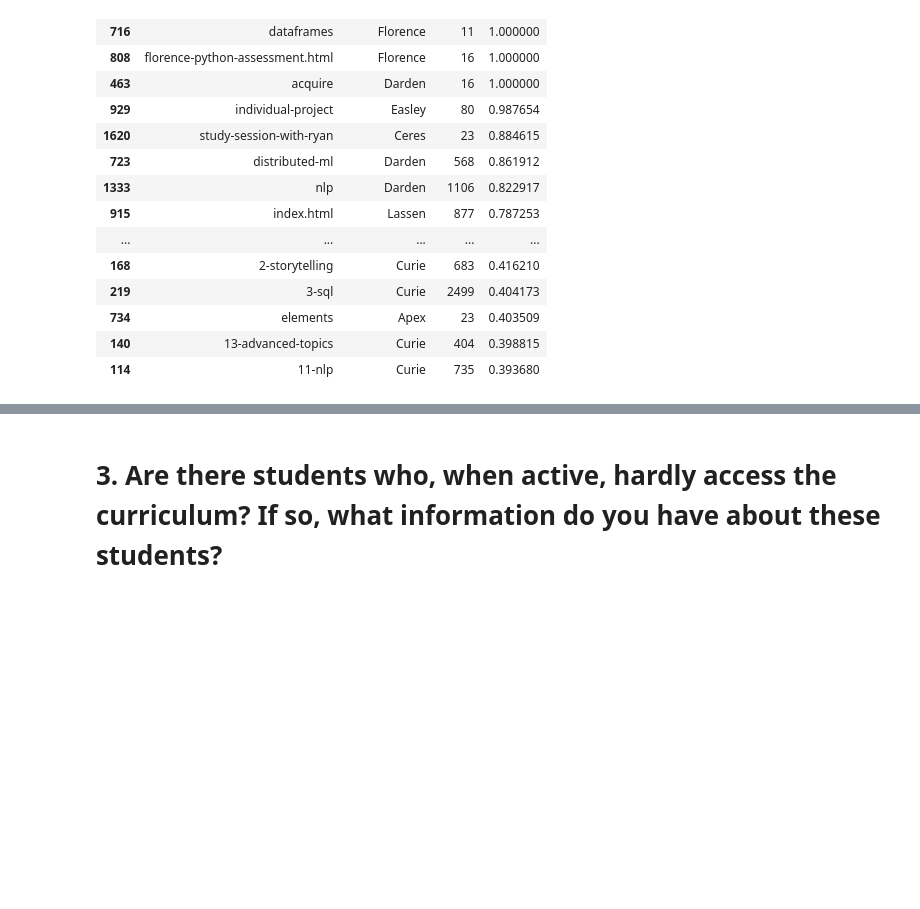
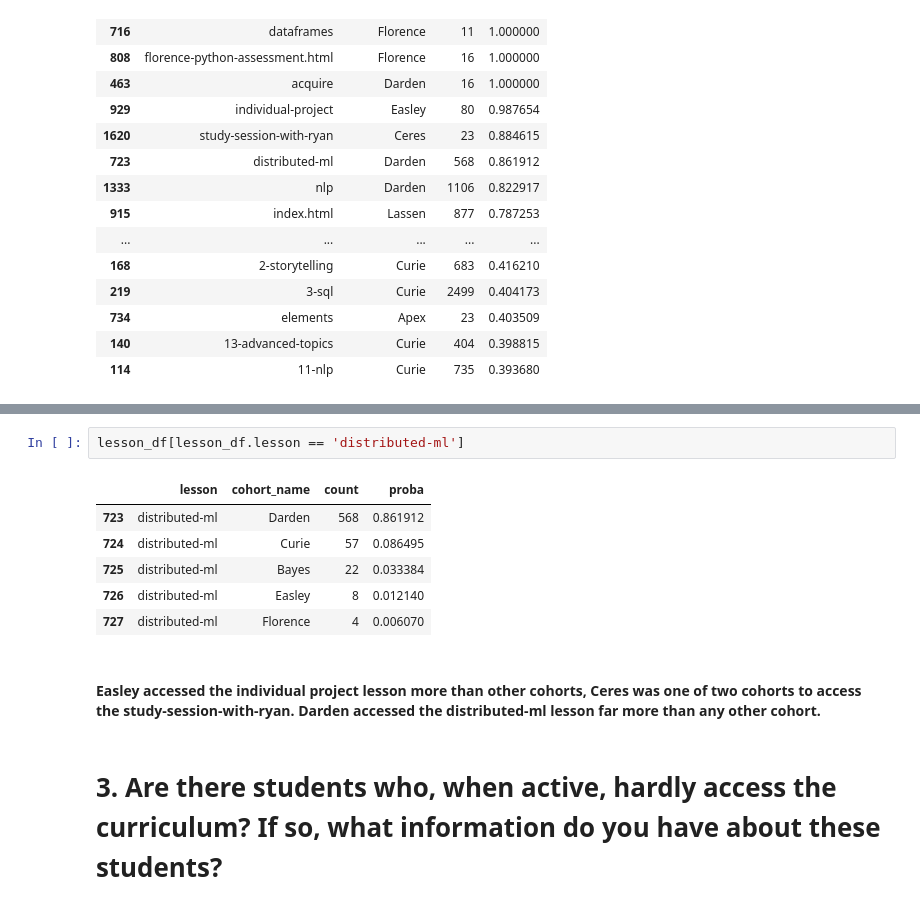
Before and after one commit to Adam-Harris87/anomaly-detection-exercises, a Jupyter notebook: anomaly_detection_exercise.ipynb, the cells around one changed output, grey strips where cells are left out. Saved outputs shown, nothing was run; the diff lists cells and outputs as text; blank space fills up the shorter version.

```diff
--- a/anomaly_detection_exercise.ipynb
+++ b/anomaly_detection_exercise.ipynb
@@ -159,3 +143,14 @@ AttributeError: 'str' object has no attribute 'cohort_name'
+# %%
+lesson_df[lesson_df.lesson == 'distributed-ml']
+# %% [output]
+|  | lesson | cohort_name | count | proba |
+| 723 | distributed-ml | Darden | 568 | 0.861912 |
+| 724 | distributed-ml | Curie | 57 | 0.086495 |
+| 725 | distributed-ml | Bayes | 22 | 0.033384 |
+| 726 | distributed-ml | Easley | 8 | 0.012140 |
+| 727 | distributed-ml | Florence | 4 | 0.006070 |
+# %% [markdown]
+#### Easley accessed the individual project lesson more than other cohorts, Ceres was one of two cohorts to access the study-session-with-ryan. Darden accessed the distributed-ml lesson far more than any other cohort.
 # %% [markdown]
 # 3. Are there students who, when active, hardly access the curriculum? If so, what information do you have about these students?
 # %%
```
Also changed, not shown: parts of 8 cells of this notebook.
